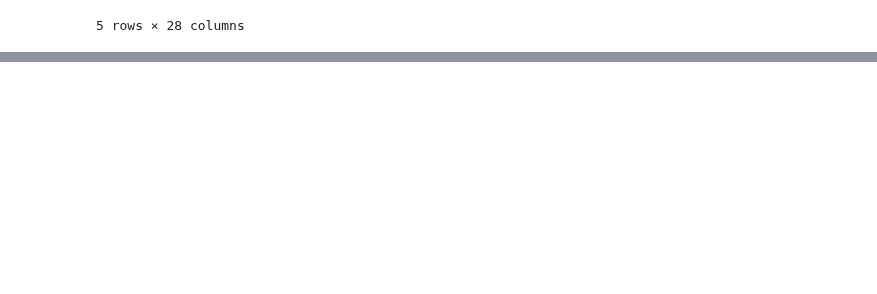
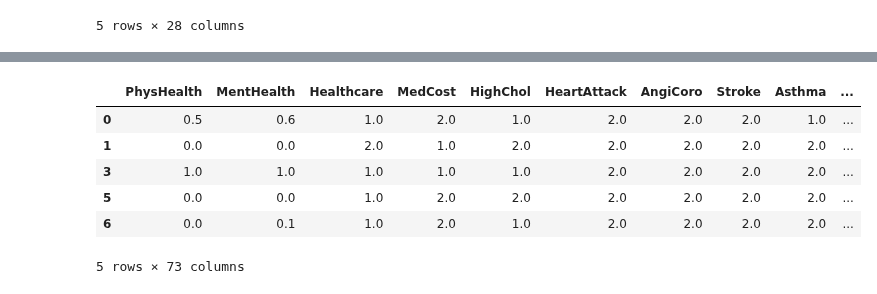
Before and after one commit to medplot/data-mining-project, a Jupyter notebook: jupyter_notebooks/preprocessing.ipynb, the cells around one changed output, grey strips where cells are left out. Saved outputs shown, nothing was run; the diff lists cells and outputs as text; code cells hidden in the pictures; blank space fills up the shorter version.

```diff
--- a/jupyter_notebooks/preprocessing.ipynb
+++ b/jupyter_notebooks/preprocessing.ipynb
@@ -84,0 +87,28 @@ dataset.head()
+# %%
+from sklearn.preprocessing import OneHotEncoder
+
+# Excludes yes/no columns
+ordinal_columns = ["GenHealth", "Checkup", "HighBP", "Income", "Age", "BMI", "Education", "Smoking", "PhysActivity"]
+
+def get_preprocessed_brfss_dataset_one_hot_encoded(target_one_hot_encoded=False) -> Tuple[DataFrame, DataFrame]:
+    dataset, target = get_preprocessed_brfss_dataset()
+    one_hot_encoder = OneHotEncoder()
+    encoded = pd.DataFrame(
+        one_hot_encoder.fit_transform(dataset[ordinal_columns]).toarray(),
+        columns=one_hot_encoder.get_feature_names_out())
+    dataset = dataset.join(encoded)
+    dataset = dataset.drop(columns=ordinal_columns)
+    if target_one_hot_encoded:
+        target = pd.DataFrame(one_hot_encoder.fit_transform(target).toarray(), columns=diabetes_columns)
+    return dataset, target
+# %%
+dataset, target = get_preprocessed_brfss_dataset_one_hot_encoded()
+dataset.head()
+# %% [output]
+|  | PhysHealth | MentHealth | Healthcare | MedCost | HighChol | HeartAttack | AngiCoro | Stroke | Asthma | ... |
+| 0 | 0.5 | 0.6 | 1.0 | 2.0 | 1.0 | 2.0 | 2.0 | 2.0 | 1.0 | ... |
+| 1 | 0.0 | 0.0 | 2.0 | 1.0 | 2.0 | 2.0 | 2.0 | 2.0 | 2.0 | ... |
+| 3 | 1.0 | 1.0 | 1.0 | 1.0 | 1.0 | 2.0 | 2.0 | 2.0 | 2.0 | ... |
+| 5 | 0.0 | 0.0 | 1.0 | 2.0 | 2.0 | 2.0 | 2.0 | 2.0 | 2.0 | ... |
+| 6 | 0.0 | 0.1 | 1.0 | 2.0 | 1.0 | 2.0 | 2.0 | 2.0 | 2.0 | ... |
+5 rows × 73 columns
```
Also changed, not shown: parts of 21 cells of this notebook.
